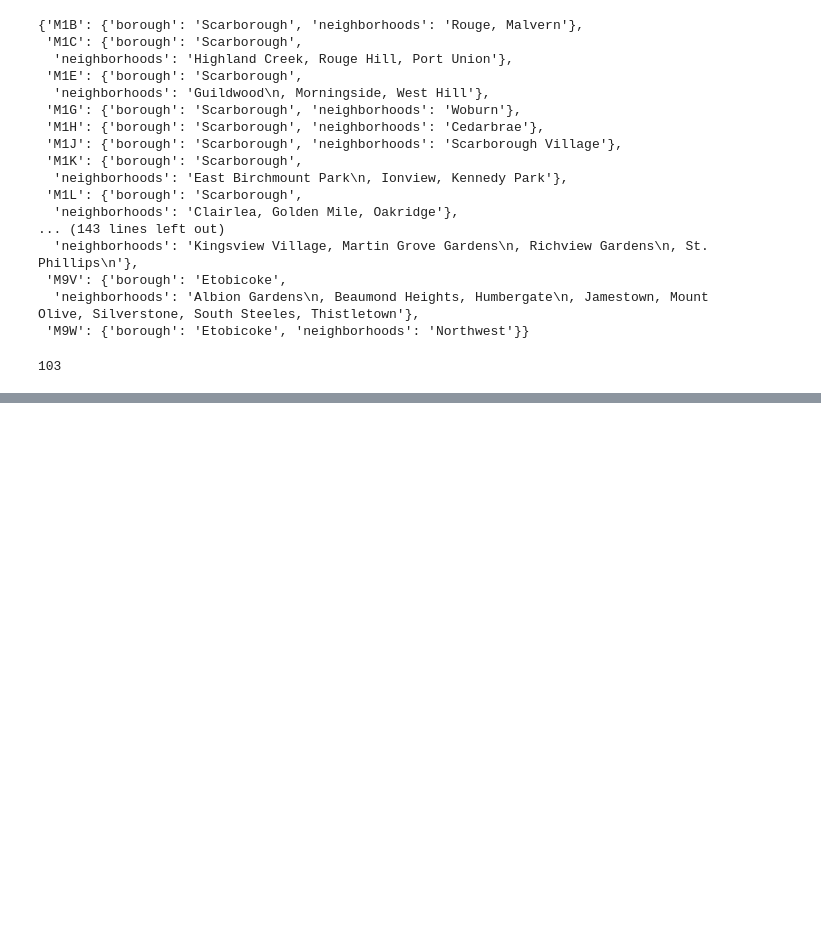
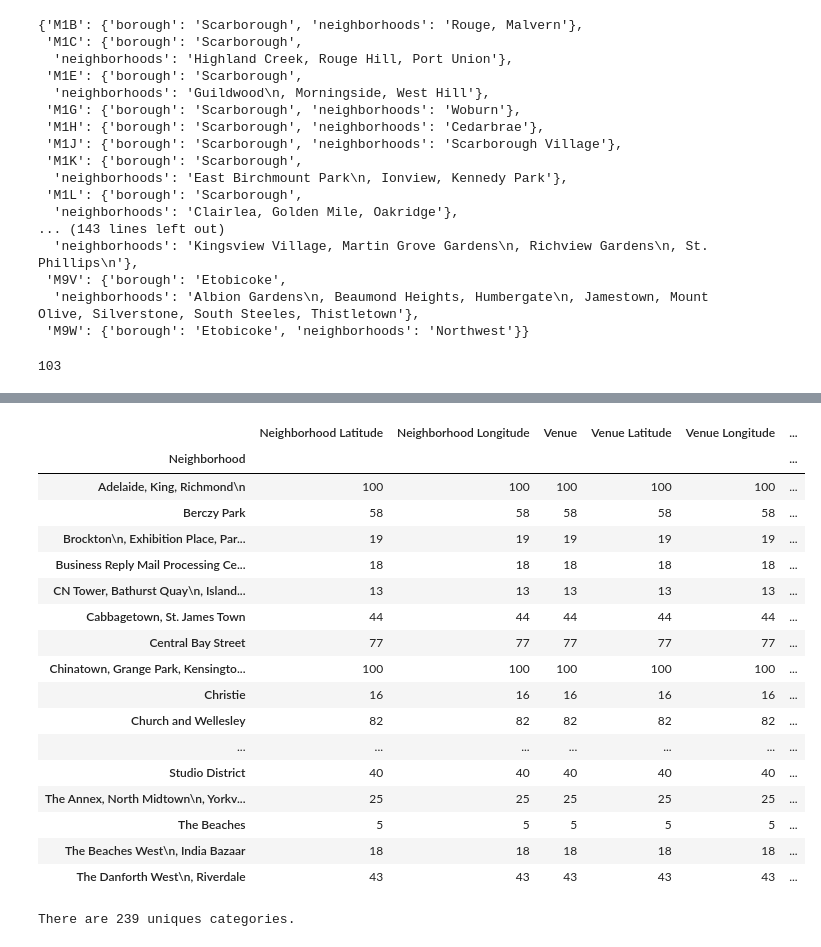
Before and after one commit to kbkln/Coursera_Capstone, a Jupyter notebook: Applied Data Science Capstone Week 3.ipynb, the cells around one changed output, grey strips where cells are left out. Saved outputs shown, nothing was run; the diff lists cells and outputs as text; code cells hidden in the pictures; blank space fills up the shorter version.

```diff
--- a/Applied Data Science Capstone Week 3.ipynb
+++ b/Applied Data Science Capstone Week 3.ipynb
@@ -124,0 +250,25 @@ Coordinates
+# %%
+toronto_venues.groupby('Neighborhood').count()
+# %% [output]
+|  | Neighborhood Latitude | Neighborhood Longitude | Venue | Venue Latitude | Venue Longitude | ... |
+| Neighborhood |  |  |  |  |  | ... |
+| Adelaide, King, Richmond\n | 100 | 100 | 100 | 100 | 100 | ... |
+| Berczy Park | 58 | 58 | 58 | 58 | 58 | ... |
+| Brockton\n, Exhibition Place, Par... | 19 | 19 | 19 | 19 | 19 | ... |
+| Business Reply Mail Processing Ce... | 18 | 18 | 18 | 18 | 18 | ... |
+| CN Tower, Bathurst Quay\n, Island... | 13 | 13 | 13 | 13 | 13 | ... |
+| Cabbagetown, St. James Town | 44 | 44 | 44 | 44 | 44 | ... |
+| Central Bay Street | 77 | 77 | 77 | 77 | 77 | ... |
+| Chinatown, Grange Park, Kensingto... | 100 | 100 | 100 | 100 | 100 | ... |
+| Christie | 16 | 16 | 16 | 16 | 16 | ... |
+| Church and Wellesley | 82 | 82 | 82 | 82 | 82 | ... |
+| ... | ... | ... | ... | ... | ... | ... |
+| Studio District | 40 | 40 | 40 | 40 | 40 | ... |
+| The Annex, North Midtown\n, Yorkv... | 25 | 25 | 25 | 25 | 25 | ... |
+| The Beaches | 5 | 5 | 5 | 5 | 5 | ... |
+| The Beaches West\n, India Bazaar | 18 | 18 | 18 | 18 | 18 | ... |
+| The Danforth West\n, Riverdale | 43 | 43 | 43 | 43 | 43 | ... |
+# %%
+print('There are {} uniques categories.'.format(len(toronto_venues['Venue Category'].unique())))
+# %% [output]
+There are 239 uniques categories.
```
Also changed, not shown: parts of 25 cells of this notebook.
